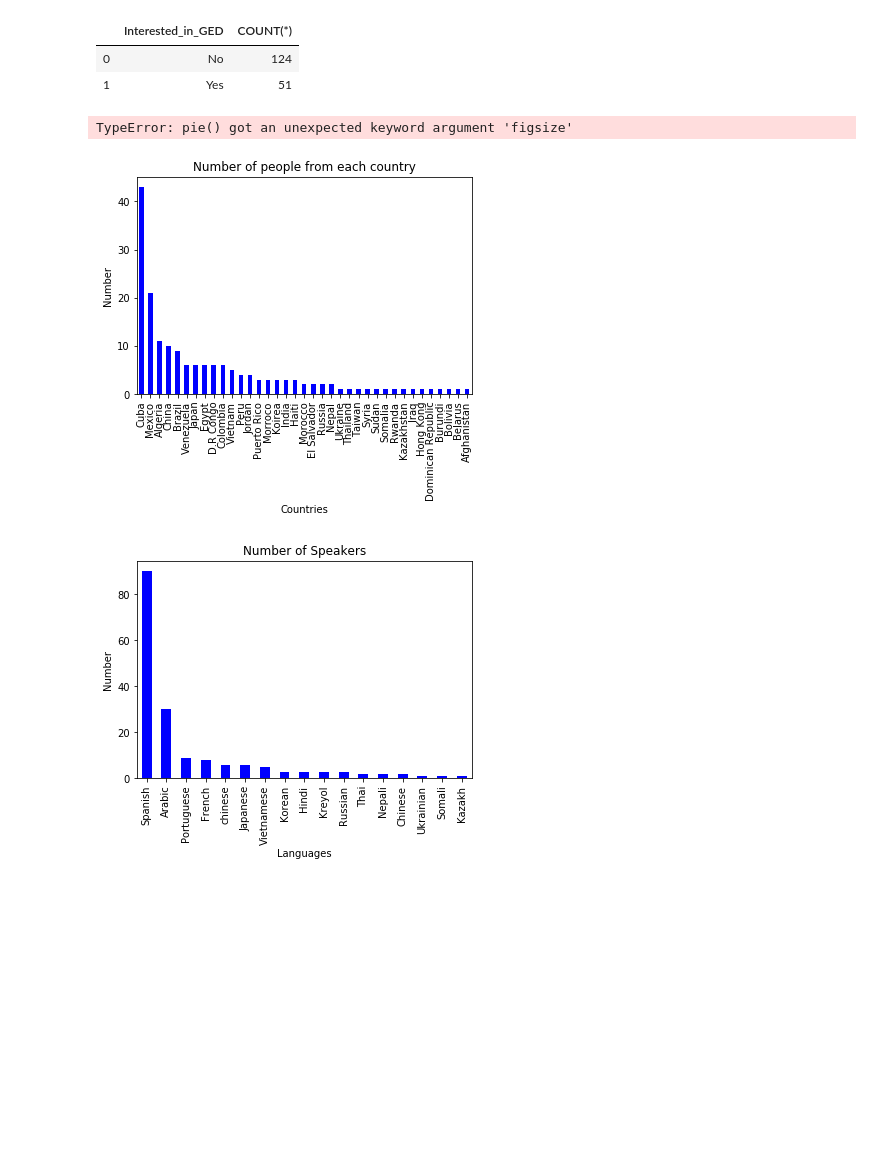
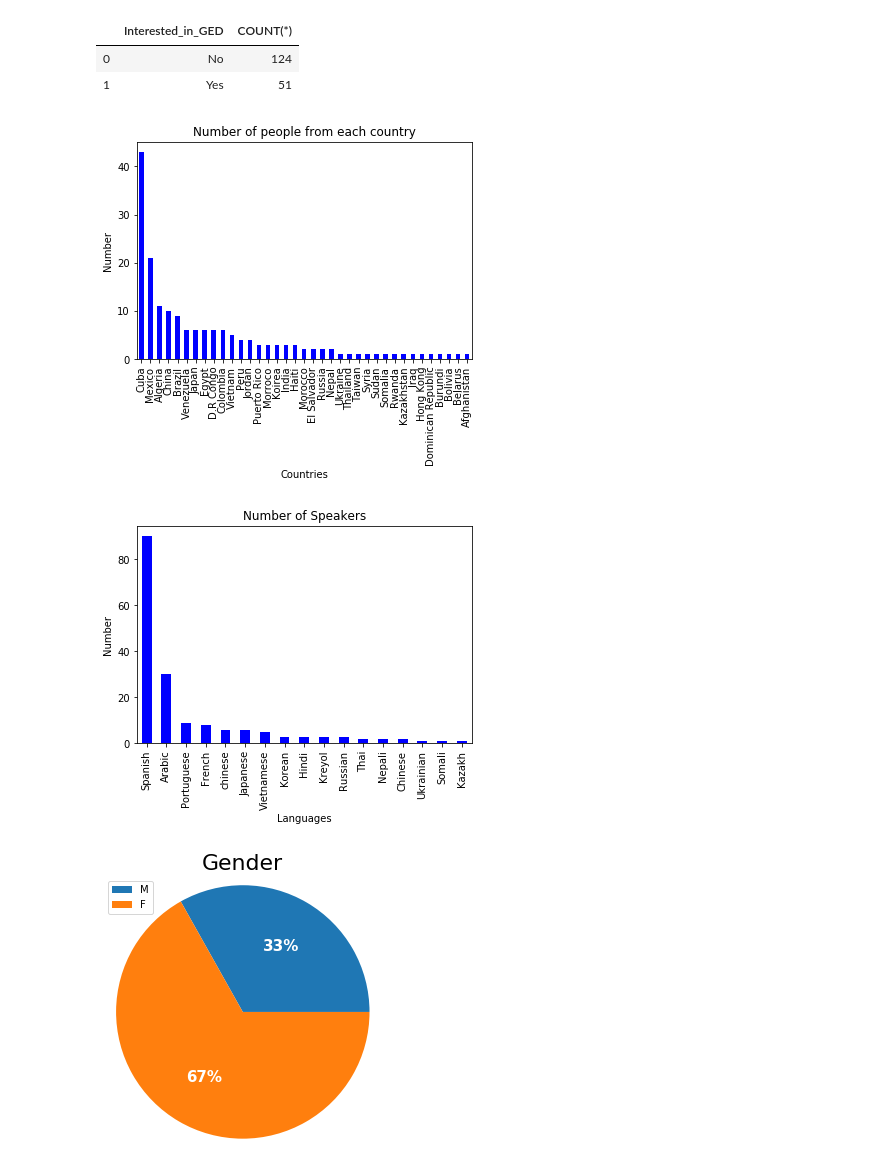
Before and after one commit to purumaster/LAESLData, a Jupyter notebook: LAESLData.ipynb, the cells around one changed output. Drawn from its saved outputs; the diff is of its cells as text; code cells hidden in the pictures; blank space fills up the shorter version.

```diff
--- a/LAESLData.ipynb
+++ b/LAESLData.ipynb
@@ -265,30 +259,35 @@ run_query(query)
 # %%
 %matplotlib inline
 import plotly
 #import plotly.express as px
 import matplotlib.pyplot as plt
 
 #Visulization for df2(Number of people from each country)
 my_data = df2.plot(x="Country", y="Number_of_people" ,kind="bar",legend=None, title="Number of people from each country" ,color = "blue")
 my_data.set_xlabel("Countries")
 my_data.set_ylabel("Number")
 
 #Visulization for df3(Number of Speakers)
 my_data = df3.plot(x="Language", y="Number_of_Speakers" ,kind="bar",legend=None, title="Number of Speakers" ,color = "blue")
 my_data.set_xlabel("Languages")
 my_data.set_ylabel("Number")
 
 
 #Visulization for df4(Gender)
 #x = [df4]
+fig = plt.figure(figsize = (5, 5))
 colors = ["#E13F29", "#D69A80"]
-my_data = plt.pie(df4["COUNT(*)"], figsize = (5, 5), labels=df4["Gender"])
+label=df4["Gender"]
+my_data = plt.pie(df4["COUNT(*)"],  labels=label, labeldistance=1.1, textprops={'size':(15) , 'color': "white", 'weight': "bold" },
+                  autopct = "%1.0f%%")
+plt.title("Gender", fontsize = 22)
+plt.legend()
 plt.axis('equal')
 
 
 
 plt.show(my_data)
 # %% [output]
-TypeError: pie() got an unexpected keyword argument 'figsize'
 [figure]
 [figure]
+[figure, added]
```
Also changed, not shown: parts of 1 cell of this notebook, 1 other file.
